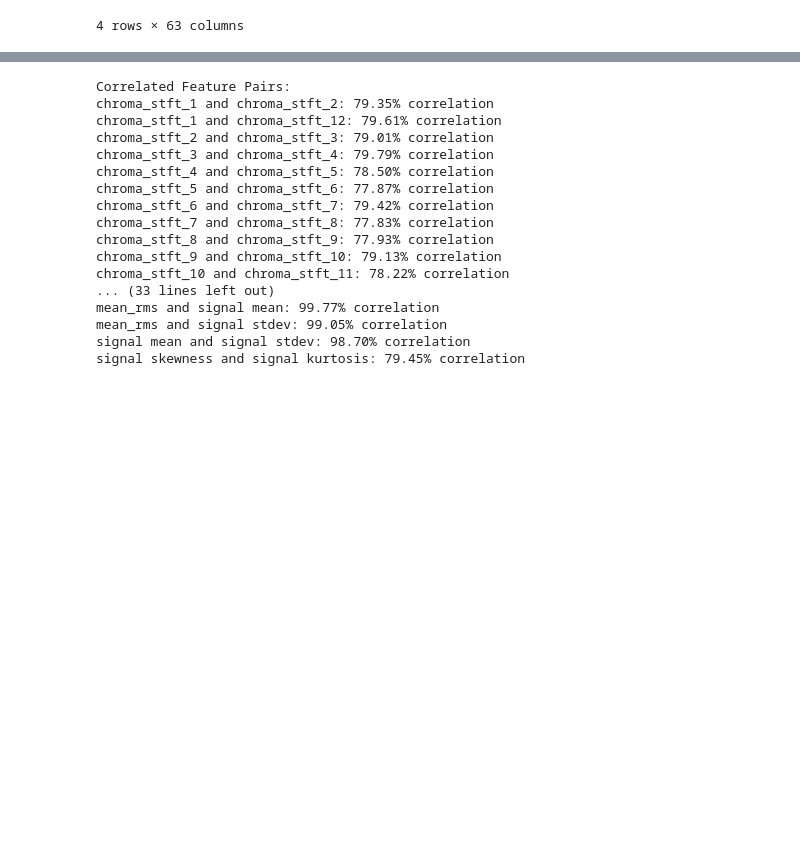
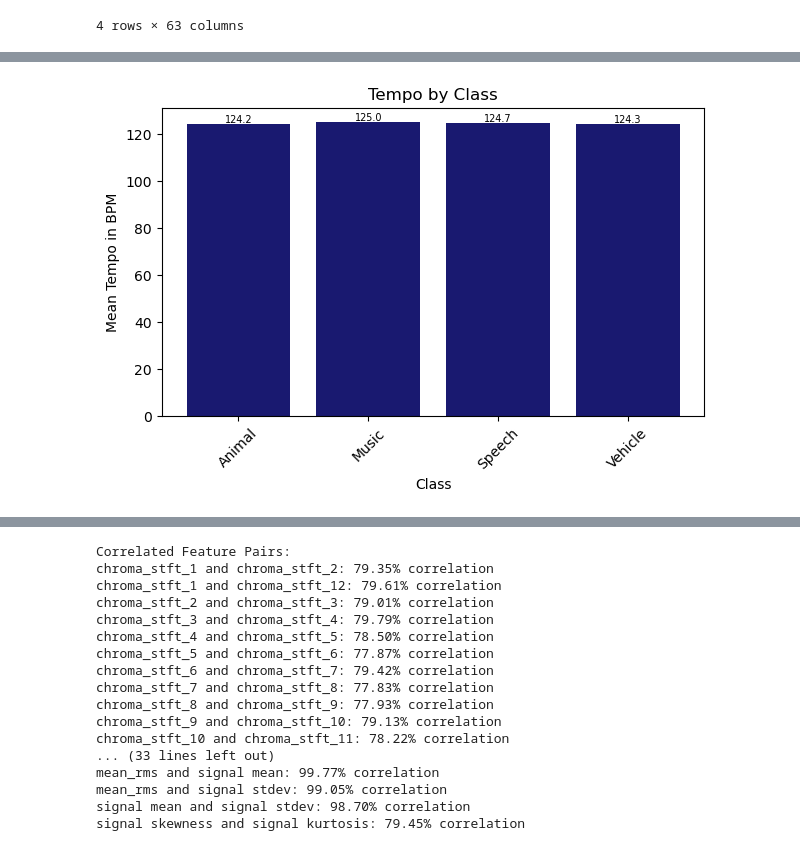
Before and after one commit to ekrueger1217/Music-Genre-Classifier, a Jupyter notebook: Sound_Classifier_Models.ipynb, the cells around one changed output, grey strips where cells are left out. Drawn from its saved outputs; the diff is of its cells as text; code cells hidden in the pictures; blank space fills up the shorter version.

```diff
--- a/Sound_Classifier_Models.ipynb
+++ b/Sound_Classifier_Models.ipynb
@@ -276,0 +279,4 @@ class_df
+# %%
+classdf_global = features_global.groupby('label').mean(numeric_only=True)
+# %%
+classdf_global.reset_index(inplace=True)
@@ -276,0 +291,17 @@ class_df
+# %%
+#chart tempo by class
+plt.figure(figsize=(7, 4))
+bars = plt.bar(classdf_global['label'], classdf_global['feature_tempo'], color='midnightblue')
+plt.xlabel('Class')
+plt.ylabel('Mean Tempo in BPM')
+plt.xticks(rotation=45, fontsize=10)
+plt.title('Tempo by Class')
+
+for bar in bars:
+    height = bar.get_height()
+    formatted_value = "{:.1f}".format(height)
+    plt.text(bar.get_x() + bar.get_width() / 2, height, formatted_value, ha='center', va='bottom', fontsize=7)
+
+plt.show()
+# %% [output]
+[figure, added]
```
Also changed, not shown: parts of 23 cells of this notebook, 10 other files.
